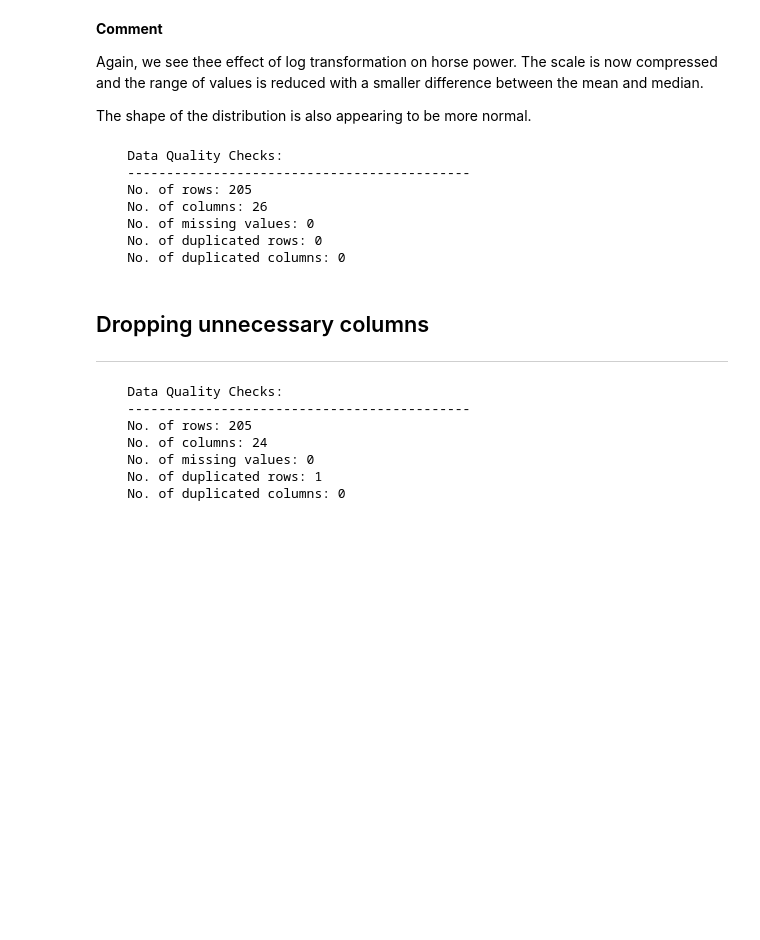
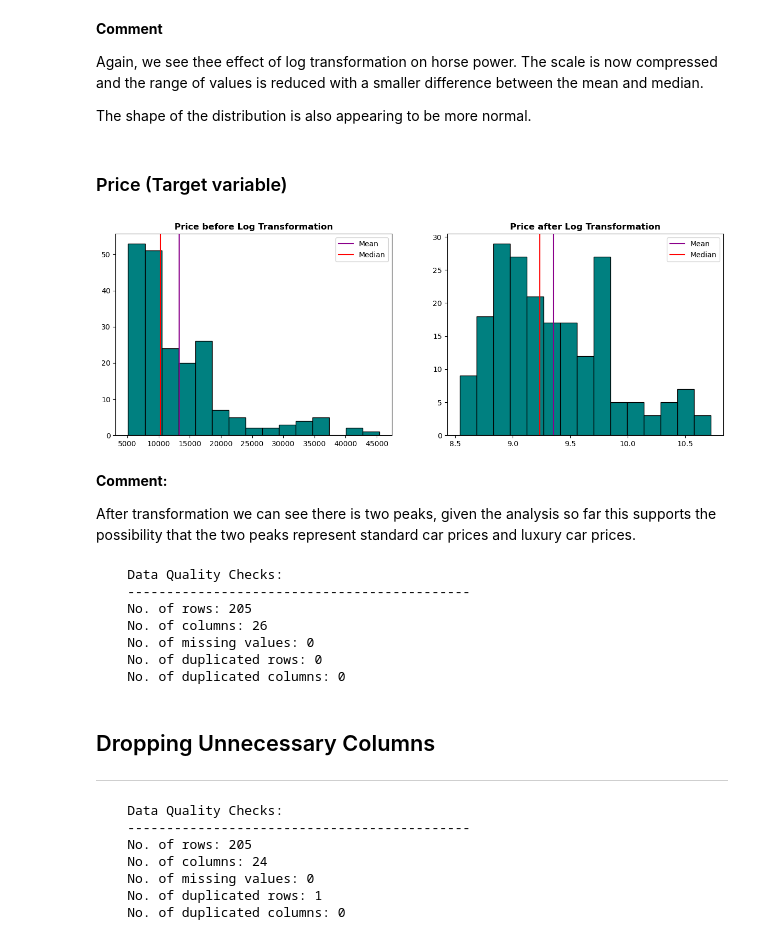
Before and after one commit to simrenbasra/OLS_Regression, a Jupyter notebook: notebooks/01_data_processing/02-data-preprocessing.ipynb, the cells around one changed output. Cells and saved outputs as stored; diff of their text form; code cells hidden in the pictures; blank space fills up the shorter version.

Commit message:
Adding comments

```diff
--- a/notebooks/01_data_processing/02-data-preprocessing.ipynb
+++ b/notebooks/01_data_processing/02-data-preprocessing.ipynb
@@ -248,4 +230,32 @@ plt.show()
 Again, we see thee effect of log transformation on horse power. The scale is now compressed and the range of values is reduced with a smaller difference between the mean and median.
 
 The shape of the distribution is also appearing to be more normal.
+# %% [markdown]
+### Price (Target variable)
+# %%
+mod_car_df['price_transformed'] = np.log(mod_car_df['price'])
+# %%
+plt.subplots(1,2,figsize=(15,5))
+
+plt.subplot(1,2,1)
+plt.hist(mod_car_df['price'], bins = 15,edgecolor='black',color='teal')
+plt.axvline(mod_car_df['price'].mean(), color='darkmagenta', label= 'Mean')
+plt.axvline(mod_car_df['price'].median(), color='red',label= 'Median')
+plt.title('Price before Log Transformation', fontweight= 'bold')
+plt.legend()
+
+plt.subplot(1,2,2)
+plt.hist(mod_car_df['price_transformed'], bins = 15,edgecolor='black',color='teal')
+plt.axvline(mod_car_df['price_transformed'].mean(), color='darkmagenta', label= 'Mean')
+plt.axvline(mod_car_df['price_transformed'].median(), color='red',label= 'Median')
+plt.title('Price after Log Transformation', fontweight= 'bold')
+plt.legend()
+
+plt.show()
+# %% [output]
+[figure, added]
+# %% [markdown]
+**Comment:**
+
+After transformation we can see there is two peaks, given the analysis so far this supports the possibility that the two peaks represent standard car prices and luxury car prices.
 # %%
@@ -262,7 +272,7 @@ df_check(mod_car_df)
     No. of duplicated rows: 0
     No. of duplicated columns: 0
 # %% [markdown]
-## Dropping unnecessary columns
+## Dropping Unnecessary Columns
 ----
 # %%
 mod_car_df = mod_car_df.drop(columns= ['car_ID', 'CarName'])
```
Also changed, not shown: parts of 29 cells of this notebook.
